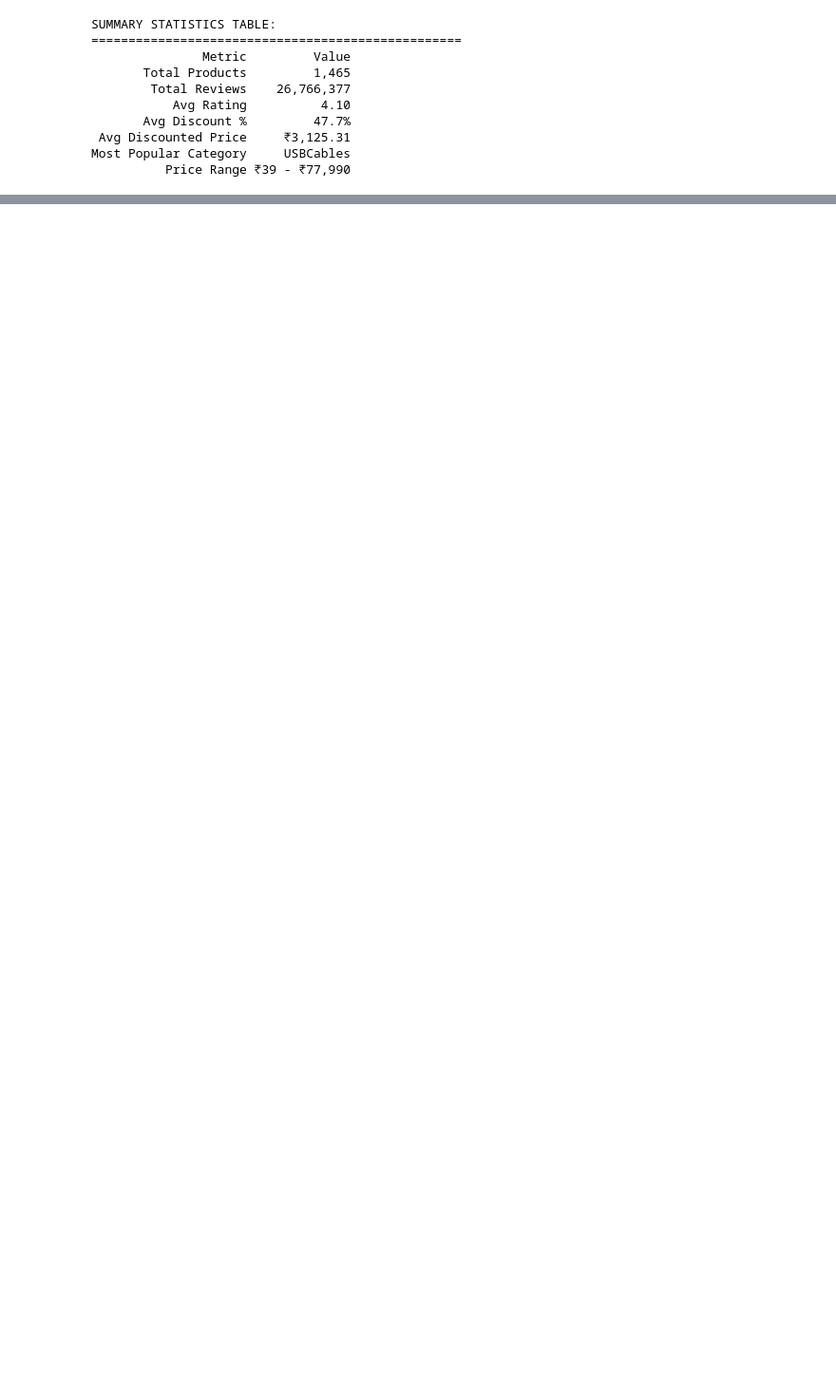
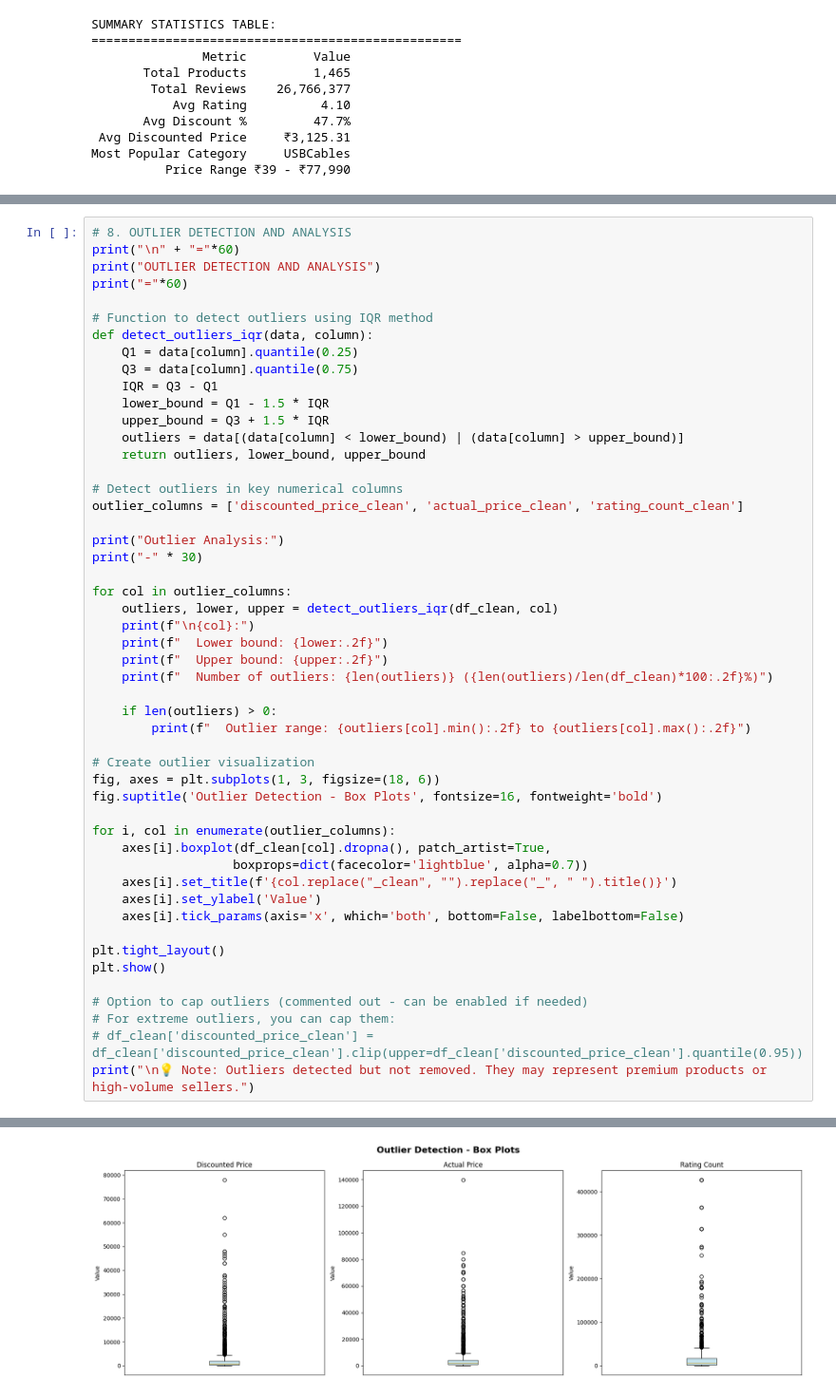
Before and after one commit to Rakshitk2223/Amazon-Sales-Analysis, a Jupyter notebook: SalesAnalysis.ipynb, the cells around one changed output, grey strips where cells are left out. Shown at 95% size. Saved outputs shown, nothing was run; the diff lists cells and outputs as text; blank space fills up the shorter version.

```diff
--- a/SalesAnalysis.ipynb
+++ b/SalesAnalysis.ipynb
@@ -365,0 +357,51 @@ Most Popular Category     USBCables
+# %%
+# 8. OUTLIER DETECTION AND ANALYSIS
+print("\n" + "="*60)
+print("OUTLIER DETECTION AND ANALYSIS")
+print("="*60)
+
+# Function to detect outliers using IQR method
+def detect_outliers_iqr(data, column):
+    Q1 = data[column].quantile(0.25)
+    Q3 = data[column].quantile(0.75)
+    IQR = Q3 - Q1
+    lower_bound = Q1 - 1.5 * IQR
+    upper_bound = Q3 + 1.5 * IQR
+    outliers = data[(data[column] < lower_bound) | (data[column] > upper_bound)]
+    return outliers, lower_bound, upper_bound
+
+# Detect outliers in key numerical columns
+outlier_columns = ['discounted_price_clean', 'actual_price_clean', 'rating_count_clean']
+
+print("Outlier Analysis:")
+print("-" * 30)
+
+for col in outlier_columns:
+    outliers, lower, upper = detect_outliers_iqr(df_clean, col)
+    print(f"\n{col}:")
+    print(f"  Lower bound: {lower:.2f}")
+    print(f"  Upper bound: {upper:.2f}")
+    print(f"  Number of outliers: {len(outliers)} ({len(outliers)/len(df_clean)*100:.2f}%)")
+
+    if len(outliers) > 0:
+        print(f"  Outlier range: {outliers[col].min():.2f} to {outliers[col].max():.2f}")
+
+# Create outlier visualization
+fig, axes = plt.subplots(1, 3, figsize=(18, 6))
+fig.suptitle('Outlier Detection - Box Plots', fontsize=16, fontweight='bold')
+
+for i, col in enumerate(outlier_columns):
+    axes[i].boxplot(df_clean[col].dropna(), patch_artist=True,
+                   boxprops=dict(facecolor='lightblue', alpha=0.7))
+    axes[i].set_title(f'{col.replace("_clean", "").replace("_", " ").title()}')
+    axes[i].set_ylabel('Value')
+    axes[i].tick_params(axis='x', which='both', bottom=False, labelbottom=False)
+
+plt.tight_layout()
+plt.show()
+
+# Option to cap outliers (commented out - can be enabled if needed)
+# For extreme outliers, you can cap them:
+# df_clean['discounted_price_clean'] = df_clean['discounted_price_clean'].clip(upper=df_clean['discounted_price_clean'].quantile(0.95))
+print("\n💡 Note: Outliers detected but not removed. They may represent premium products or high-volume sellers.")
+# %% [output]
@@ -365,0 +425 @@ Most Popular Category     USBCables
+[figure, added]
```
Also changed, not shown: parts of 15 cells of this notebook, 1 other file.
